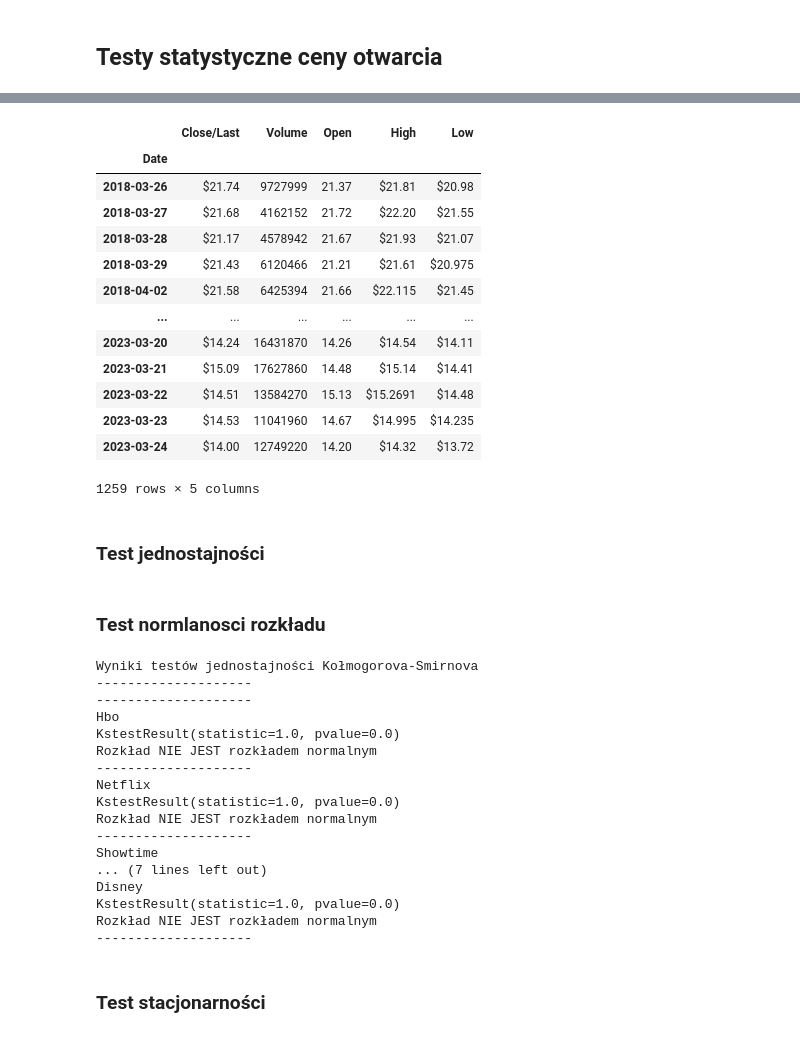
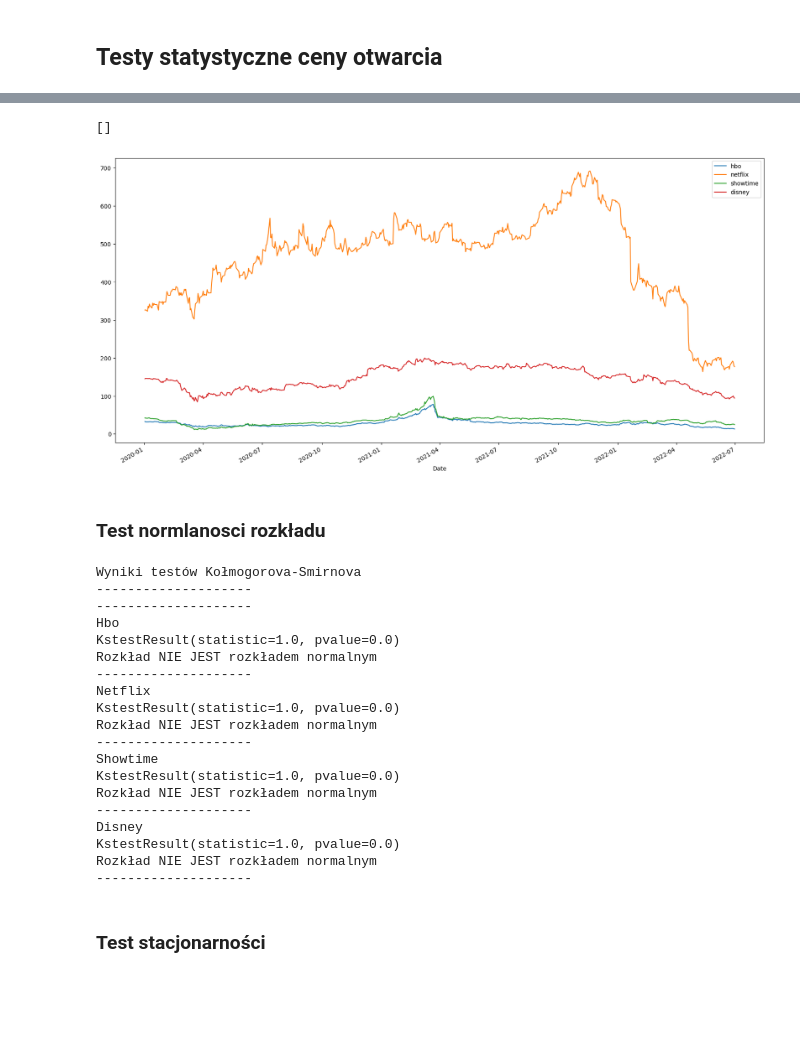
Before and after one commit to MiloszSojka/Projekt_UMWF, a Jupyter notebook: main.ipynb, the cells around one changed output, grey strips where cells are left out. Cells and saved outputs as stored; diff of their text form; code cells hidden in the pictures; blank space fills up the shorter version.

```diff
--- a/main.ipynb
+++ b/main.ipynb
@@ -73,8 +75,11 @@ showtime_data = showtime_data.iloc[::-1]
 datasets = {'hbo':hbo_data,
             'netflix':netflix_data,
             'showtime':showtime_data,
-            'amazon':amazon_data,
+            # 'amazon':amazon_data,
             'disney':disney_data}
 for key,value in datasets.items():
     value['Date'] = pd.to_datetime(value['Date'],format='%m/%d/%Y')
-    value.set_index('Date',drop=True, inplace=True)
+    value['Quarter'] = value['Date'].dt.to_period('Q')
+    value_out = value.loc[value['Date'].dt.date.between(datetime.date(2020,1,1),datetime.date(2022,6,30))]
+    value_out.drop(['Close/Last','High','Low'],axis=1,inplace=True)
+    datasets[key] = value_out
@@ -83,2 +88,20 @@ for key,value in datasets.items():
+# %%
+netflix_subs = pd.read_excel('data/subscribers/Netflix_subscribers.xlsx',sheet_name='data_prepared')
+amazon_subs = pd.read_excel('data/subscribers/Amazon_prime_users.xlsx',sheet_name='data_prepared')
+disney_subs = pd.read_excel('data/subscribers/disney_plus.xlsx',sheet_name='data_prepared')
+showtime_subs = pd.read_excel('data/subscribers/Paramount.xlsx',sheet_name='data_prepared')
+hbo_subs = pd.read_excel('data/subscribers/hbo_worldwide.xlsx',sheet_name='data_prepared')
+# %%
+netflix_subs['Quarter'] = netflix_subs['Time'].dt.to_period('Q')
+# amazon_subs['Quarter'] = amazon_subs['Time'].dt.to_period('Q')
+disney_subs['Quarter'] = disney_subs['Time'].dt.to_period('Q')
+showtime_subs['Quarter'] = showtime_subs['Time'].dt.to_period('Q')
+hbo_subs['Quarter'] = hbo_subs['Time'].dt.to_period('Q')
+# %%
+datasets['hbo'] = pd.merge(datasets['hbo'],hbo_subs,on='Quarter')[['Date','Open','Volume','NO(milions)']]
+datasets['netflix'] = pd.merge(datasets['netflix'],netflix_subs,on='Quarter')[['Date','Open','Volume','NO(milions)']]
+datasets['disney'] = pd.merge(datasets['disney'],disney_subs,on='Quarter')[['Date','Open','Volume','NO(milions)']]
+datasets['showtime'] = pd.merge(datasets['showtime'],showtime_subs,on='Quarter')[['Date','Open','Volume','NO(milions)']]
+# datasets['amazon'] = pd.merge(datasets['amazon'],amazon_subs,on='Quarter')[['Date','Open','Volume','NO(milions)']]
 # %% [markdown]
 ## Testy statystyczne ceny otwarcia
@@ -90,22 +108,12 @@ datasets['hbo']['Open'].plot()
-# %%
-datasets['hbo']
-# %% [output]
-|  | Close/Last | Volume | Open | High | Low |
-| Date |  |  |  |  |  |
-| 2018-03-26 | $21.74 | 9727999 | 21.37 | $21.81 | $20.98 |
-| 2018-03-27 | $21.68 | 4162152 | 21.72 | $22.20 | $21.55 |
-| 2018-03-28 | $21.17 | 4578942 | 21.67 | $21.93 | $21.07 |
-| 2018-03-29 | $21.43 | 6120466 | 21.21 | $21.61 | $20.975 |
-| 2018-04-02 | $21.58 | 6425394 | 21.66 | $22.115 | $21.45 |
-| ... | ... | ... | ... | ... | ... |
-| 2023-03-20 | $14.24 | 16431870 | 14.26 | $14.54 | $14.11 |
-| 2023-03-21 | $15.09 | 17627860 | 14.48 | $15.14 | $14.41 |
-| 2023-03-22 | $14.51 | 13584270 | 15.13 | $15.2691 | $14.48 |
-| 2023-03-23 | $14.53 | 11041960 | 14.67 | $14.995 | $14.235 |
-| 2023-03-24 | $14.00 | 12749220 | 14.20 | $14.32 | $13.72 |
-1259 rows × 5 columns
-# %% [markdown]
-### Test jednostajności
+# %%
+fig,ax = plt.subplots(figsize=(20,10))
+for key,value in datasets.items():
+    value.plot(ax = ax, x='Date',y='Open',label=key)
+
+plt.plot()
+# %% [output]
+[]
+[figure, added]
 # %% [markdown]
 ### Test normlanosci rozkładu
 # %%
@@ -121,14 +129,14 @@ def test_normalnosci_rozkladu(data):
     print(20*'-')
 
 
-print('Wyniki testów jednostajności Kołmogorova-Smirnova')
+print('Wyniki testów Kołmogorova-Smirnova')
 print(20*'-')
 print(20*'-')
 for name,data in datasets.items():
     print(name.title())
     test_normalnosci_rozkladu(data['Open'])
 # %% [output]
-Wyniki testów jednostajności Kołmogorova-Smirnova
+Wyniki testów Kołmogorova-Smirnova
 --------------------
 --------------------
 Hbo
@@ -140,7 +148,9 @@ KstestResult(statistic=1.0, pvalue=0.0)
 Rozkład NIE JEST rozkładem normalnym
 --------------------
 Showtime
-... (7 lines left out)
+KstestResult(statistic=1.0, pvalue=0.0)
+Rozkład NIE JEST rozkładem normalnym
+--------------------
 Disney
 KstestResult(statistic=1.0, pvalue=0.0)
 Rozkład NIE JEST rozkładem normalnym
```
Also changed, not shown: parts of 11 cells of this notebook.
